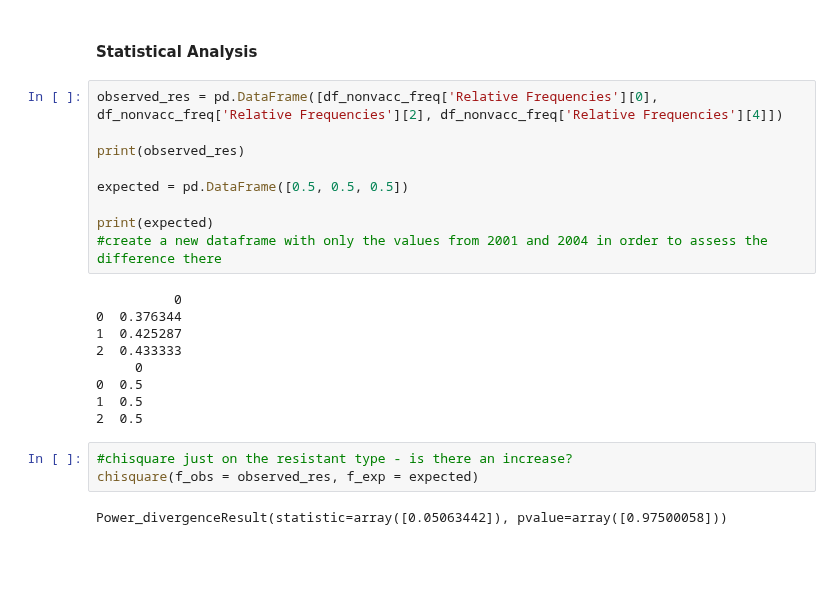
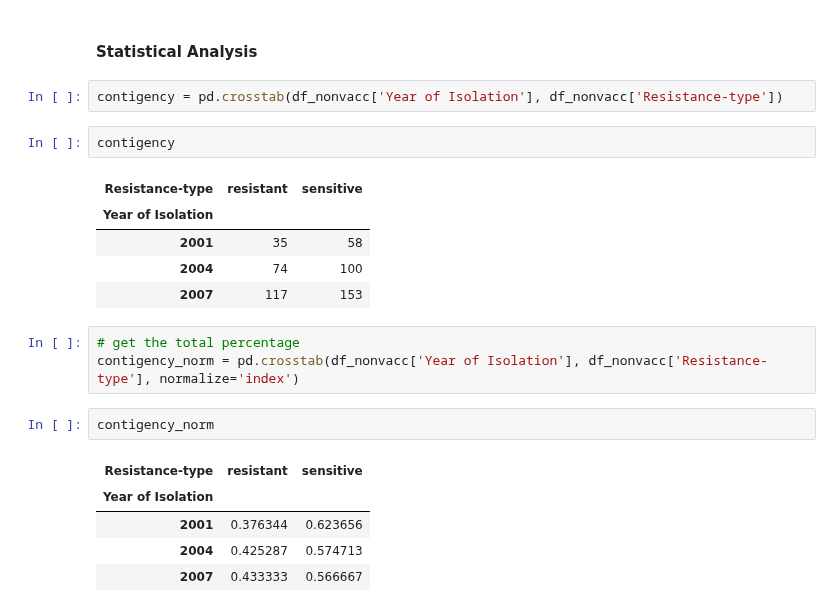
Before and after one commit to mjemons/IDD_TB, a Jupyter notebook: scripts/data-analysis.ipynb, the cells around one changed output. Cells and saved outputs as stored; diff of their text form; blank space fills up the shorter version.

```diff
--- a/scripts/data-analysis.ipynb
+++ b/scripts/data-analysis.ipynb
@@ -293,26 +286,24 @@ fig = px.scatter(df_nonvacc_freq, x = 'Year of Isolation', y = 'Relative Frequen
 fig.show()
 # %% [markdown]
 #### Statistical Analysis
-# %%
-observed_res = pd.DataFrame([df_nonvacc_freq['Relative Frequencies'][0], df_nonvacc_freq['Relative Frequencies'][2], df_nonvacc_freq['Relative Frequencies'][4]])
-
-print(observed_res)
-
-expected = pd.DataFrame([0.5, 0.5, 0.5])
-
-print(expected)
-#create a new dataframe with only the values from 2001 and 2004 in order to assess the difference there
-# %% [output]
-          0
-0  0.376344
-1  0.425287
-2  0.433333
-     0
-0  0.5
-1  0.5
-2  0.5
-# %%
-#chisquare just on the resistant type - is there an increase?
-chisquare(f_obs = observed_res, f_exp = expected)
-# %% [output]
-Power_divergenceResult(statistic=array([0.05063442]), pvalue=array([0.97500058]))
+# %%
+contigency = pd.crosstab(df_nonvacc['Year of Isolation'], df_nonvacc['Resistance-type'])
+# %%
+contigency
+# %% [output]
+| Resistance-type | resistant | sensitive |
+| Year of Isolation |  |  |
+| 2001 | 35 | 58 |
+| 2004 | 74 | 100 |
+| 2007 | 117 | 153 |
+# %%
+# get the total percentage
+contigency_norm = pd.crosstab(df_nonvacc['Year of Isolation'], df_nonvacc['Resistance-type'], normalize='index')
+# %%
+contigency_norm
+# %% [output]
+| Resistance-type | resistant | sensitive |
+| Year of Isolation |  |  |
+| 2001 | 0.376344 | 0.623656 |
+| 2004 | 0.425287 | 0.574713 |
+| 2007 | 0.433333 | 0.566667 |
```
Also changed, not shown: parts of 7 cells of this notebook.
